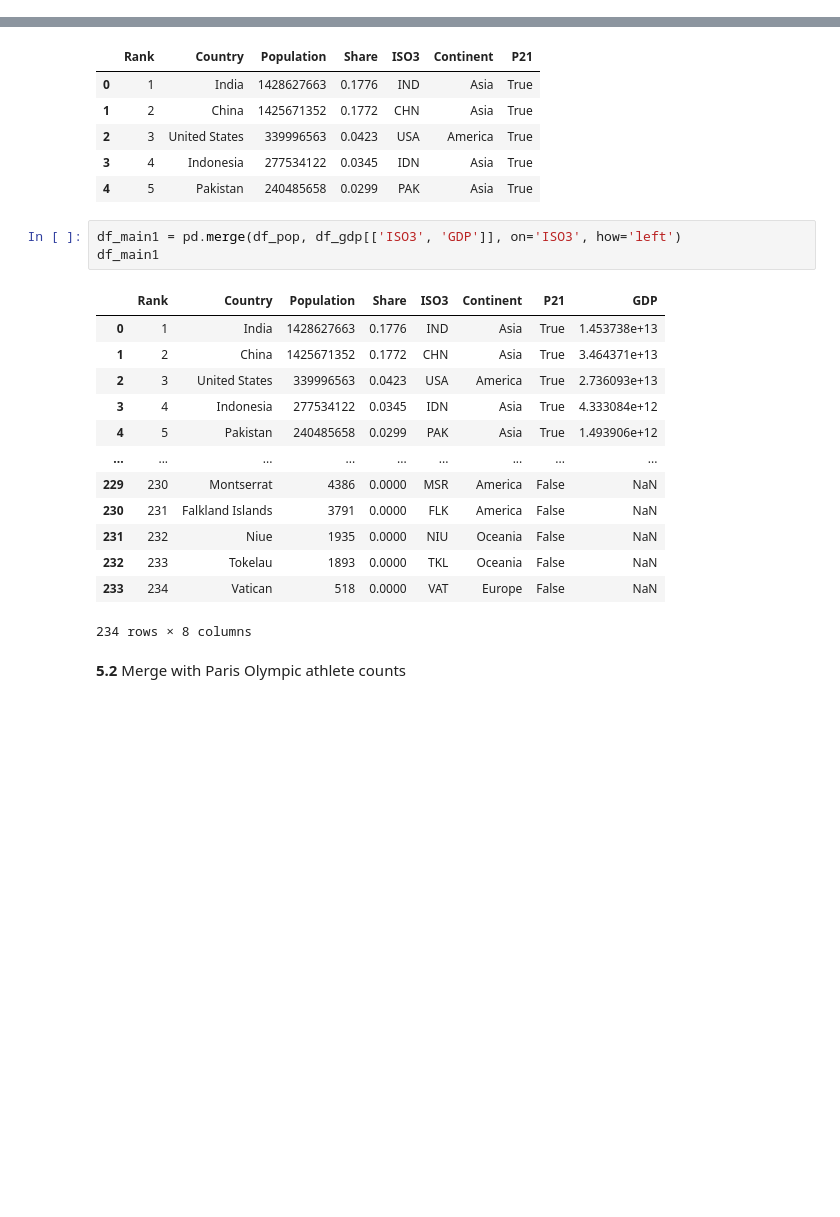
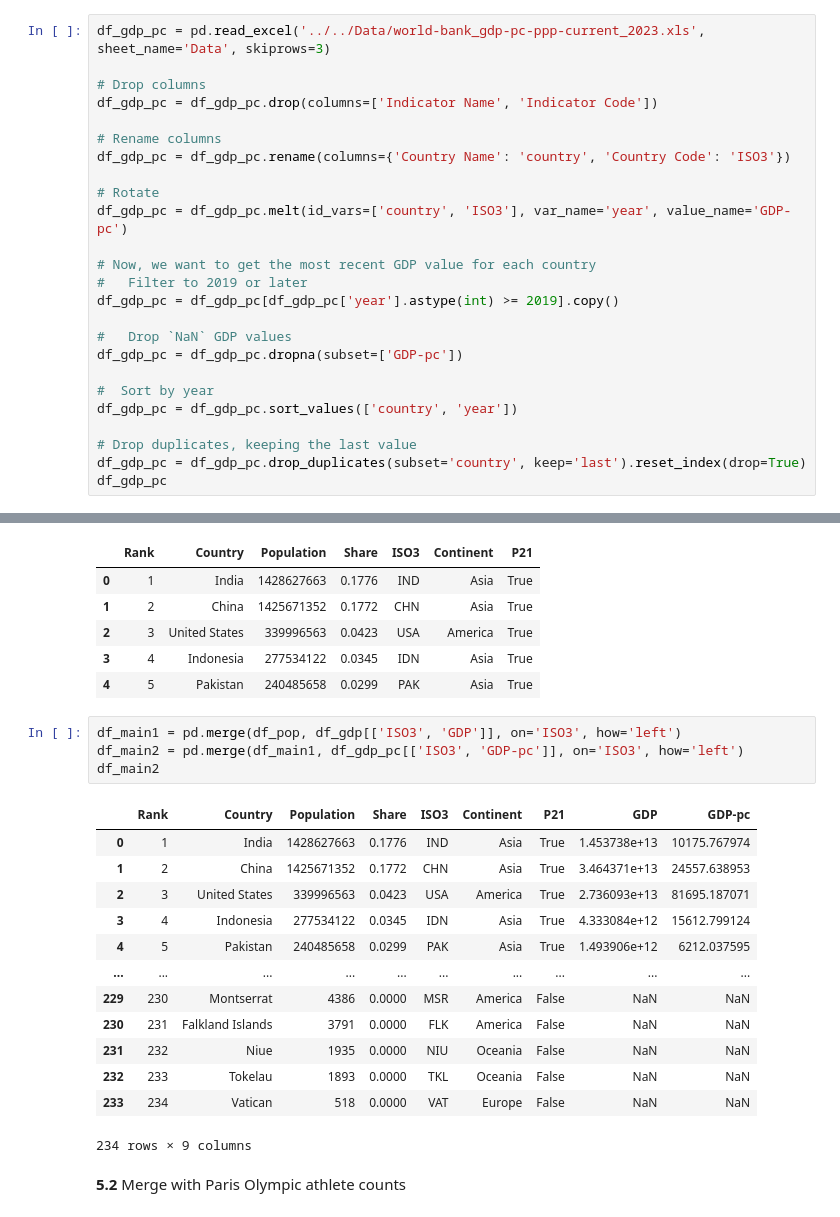
Before and after one commit to jhellingsdata/jhellingsdata.github.io, a Jupyter notebook: data-story/olympics/fetch_data.ipynb, the cells around one changed output, grey strips where cells are left out. Cells and saved outputs as stored; diff of their text form; blank space fills up the shorter version.

```diff
--- a/data-story/olympics/fetch_data.ipynb
+++ b/data-story/olympics/fetch_data.ipynb
@@ -405,0 +408,25 @@ df['ISO2'] = coco.convert(names=df['ISO3'], to='ISO2')
+# %%
+df_gdp_pc = pd.read_excel('../../Data/world-bank_gdp-pc-ppp-current_2023.xls', sheet_name='Data', skiprows=3)
+
+# Drop columns
+df_gdp_pc = df_gdp_pc.drop(columns=['Indicator Name', 'Indicator Code'])
+
+# Rename columns
+df_gdp_pc = df_gdp_pc.rename(columns={'Country Name': 'country', 'Country Code': 'ISO3'})
+
+# Rotate
+df_gdp_pc = df_gdp_pc.melt(id_vars=['country', 'ISO3'], var_name='year', value_name='GDP-pc')
+
+# Now, we want to get the most recent GDP value for each country
+#   Filter to 2019 or later
+df_gdp_pc = df_gdp_pc[df_gdp_pc['year'].astype(int) >= 2019].copy()
+
+#   Drop `NaN` GDP values
+df_gdp_pc = df_gdp_pc.dropna(subset=['GDP-pc'])
+
+#  Sort by year
+df_gdp_pc = df_gdp_pc.sort_values(['country', 'year'])
+
+# Drop duplicates, keeping the last value
+df_gdp_pc = df_gdp_pc.drop_duplicates(subset='country', keep='last').reset_index(drop=True)
+df_gdp_pc
@@ -420,21 +465,22 @@ df_pop.head()
 | 4 | 5 | Pakistan | 240485658 | 0.0299 | PAK | Asia | True |
 # %%
 df_main1 = pd.merge(df_pop, df_gdp[['ISO3', 'GDP']], on='ISO3', how='left')
-df_main1
+df_main2 = pd.merge(df_main1, df_gdp_pc[['ISO3', 'GDP-pc']], on='ISO3', how='left')
+df_main2
 # %% [output]
-|  | Rank | Country | Population | Share | ISO3 | Continent | P21 | GDP |
-| 0 | 1 | India | 1428627663 | 0.1776 | IND | Asia | True | 1.453738e+13 |
-| 1 | 2 | China | 1425671352 | 0.1772 | CHN | Asia | True | 3.464371e+13 |
-| 2 | 3 | United States | 339996563 | 0.0423 | USA | America | True | 2.736093e+13 |
-| 3 | 4 | Indonesia | 277534122 | 0.0345 | IDN | Asia | True | 4.333084e+12 |
-| 4 | 5 | Pakistan | 240485658 | 0.0299 | PAK | Asia | True | 1.493906e+12 |
-| ... | ... | ... | ... | ... | ... | ... | ... | ... |
-| 229 | 230 | Montserrat | 4386 | 0.0000 | MSR | America | False | NaN |
-| 230 | 231 | Falkland Islands | 3791 | 0.0000 | FLK | America | False | NaN |
-| 231 | 232 | Niue | 1935 | 0.0000 | NIU | Oceania | False | NaN |
-| 232 | 233 | Tokelau | 1893 | 0.0000 | TKL | Oceania | False | NaN |
-| 233 | 234 | Vatican | 518 | 0.0000 | VAT | Europe | False | NaN |
+|  | Rank | Country | Population | Share | ISO3 | Continent | P21 | GDP | GDP-pc |
+| 0 | 1 | India | 1428627663 | 0.1776 | IND | Asia | True | 1.453738e+13 | 10175.767974 |
+| 1 | 2 | China | 1425671352 | 0.1772 | CHN | Asia | True | 3.464371e+13 | 24557.638953 |
+| 2 | 3 | United States | 339996563 | 0.0423 | USA | America | True | 2.736093e+13 | 81695.187071 |
+| 3 | 4 | Indonesia | 277534122 | 0.0345 | IDN | Asia | True | 4.333084e+12 | 15612.799124 |
+| 4 | 5 | Pakistan | 240485658 | 0.0299 | PAK | Asia | True | 1.493906e+12 | 6212.037595 |
+| ... | ... | ... | ... | ... | ... | ... | ... | ... | ... |
+| 229 | 230 | Montserrat | 4386 | 0.0000 | MSR | America | False | NaN | NaN |
+| 230 | 231 | Falkland Islands | 3791 | 0.0000 | FLK | America | False | NaN | NaN |
+| 231 | 232 | Niue | 1935 | 0.0000 | NIU | Oceania | False | NaN | NaN |
+| 232 | 233 | Tokelau | 1893 | 0.0000 | TKL | Oceania | False | NaN | NaN |
+| 233 | 234 | Vatican | 518 | 0.0000 | VAT | Europe | False | NaN | NaN |
-234 rows × 8 columns
+234 rows × 9 columns
 # %% [markdown]
 **5.2** Merge with Paris Olympic athlete counts
 # %%
```
Also changed, not shown: parts of 19 cells of this notebook.
